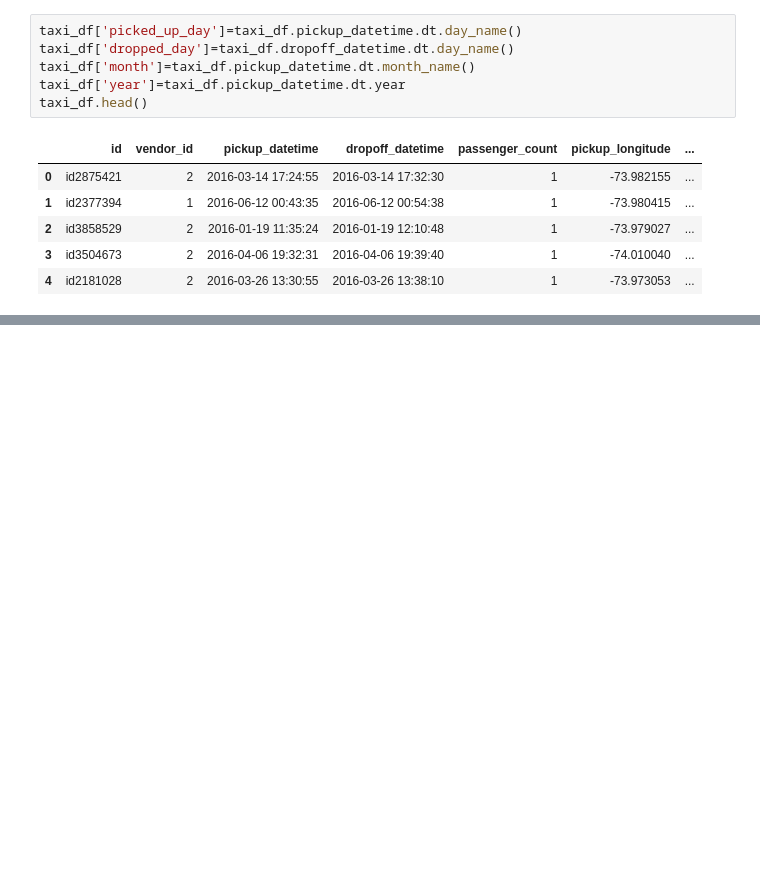
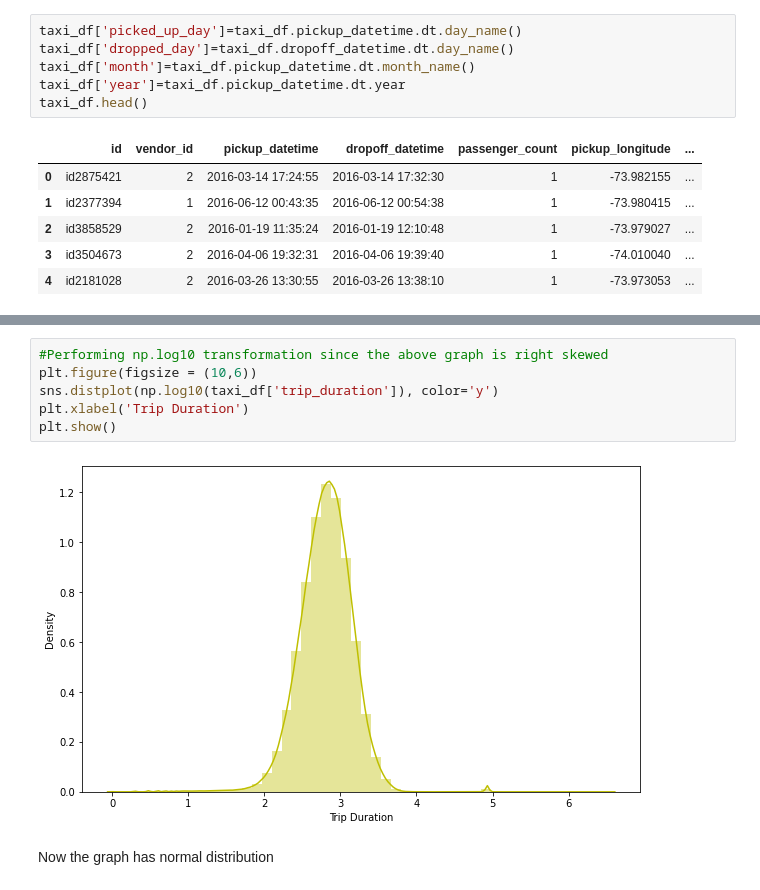
Before and after one commit to Ajay0110/NYC-Taxi-Trip-Time-Prediction, a Jupyter notebook: NYC_Taxi_Trip_Time_Prediction_Capstone_Project.ipynb, the cells around one changed output, grey strips where cells are left out. Cells and saved outputs as stored; diff of their text form; blank space fills up the shorter version.

```diff
--- a/NYC_Taxi_Trip_Time_Prediction_Capstone_Project.ipynb
+++ b/NYC_Taxi_Trip_Time_Prediction_Capstone_Project.ipynb
@@ -194,0 +250,10 @@ taxi_df.head()
+# %%
+#Performing np.log10 transformation since the above graph is right skewed
+plt.figure(figsize = (10,6))
+sns.distplot(np.log10(taxi_df['trip_duration']), color='y')
+plt.xlabel('Trip Duration')
+plt.show()
+# %% [output]
+[figure, added]
+# %% [markdown]
+Now the graph has normal distribution
```
Also changed, not shown: parts of 15 cells of this notebook.
